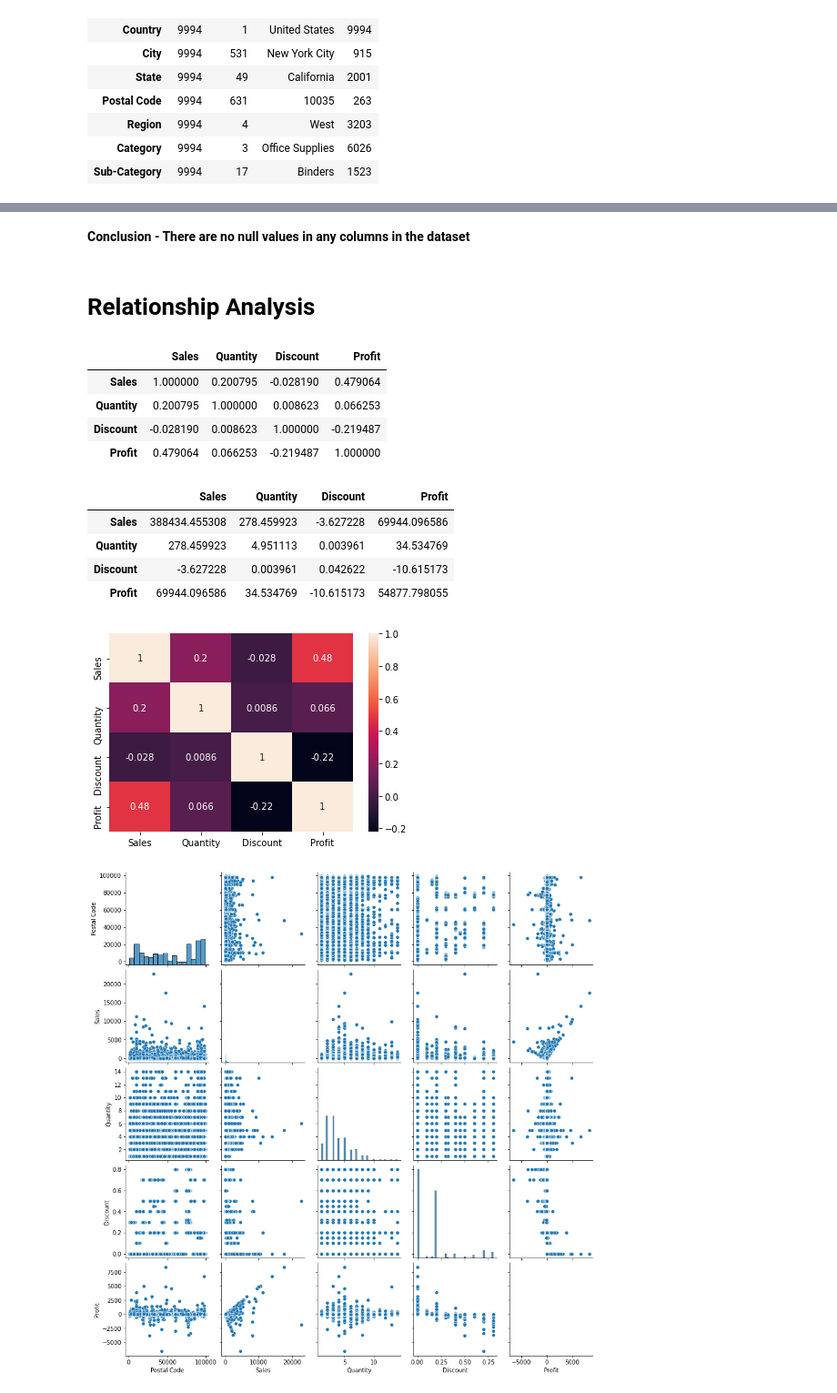
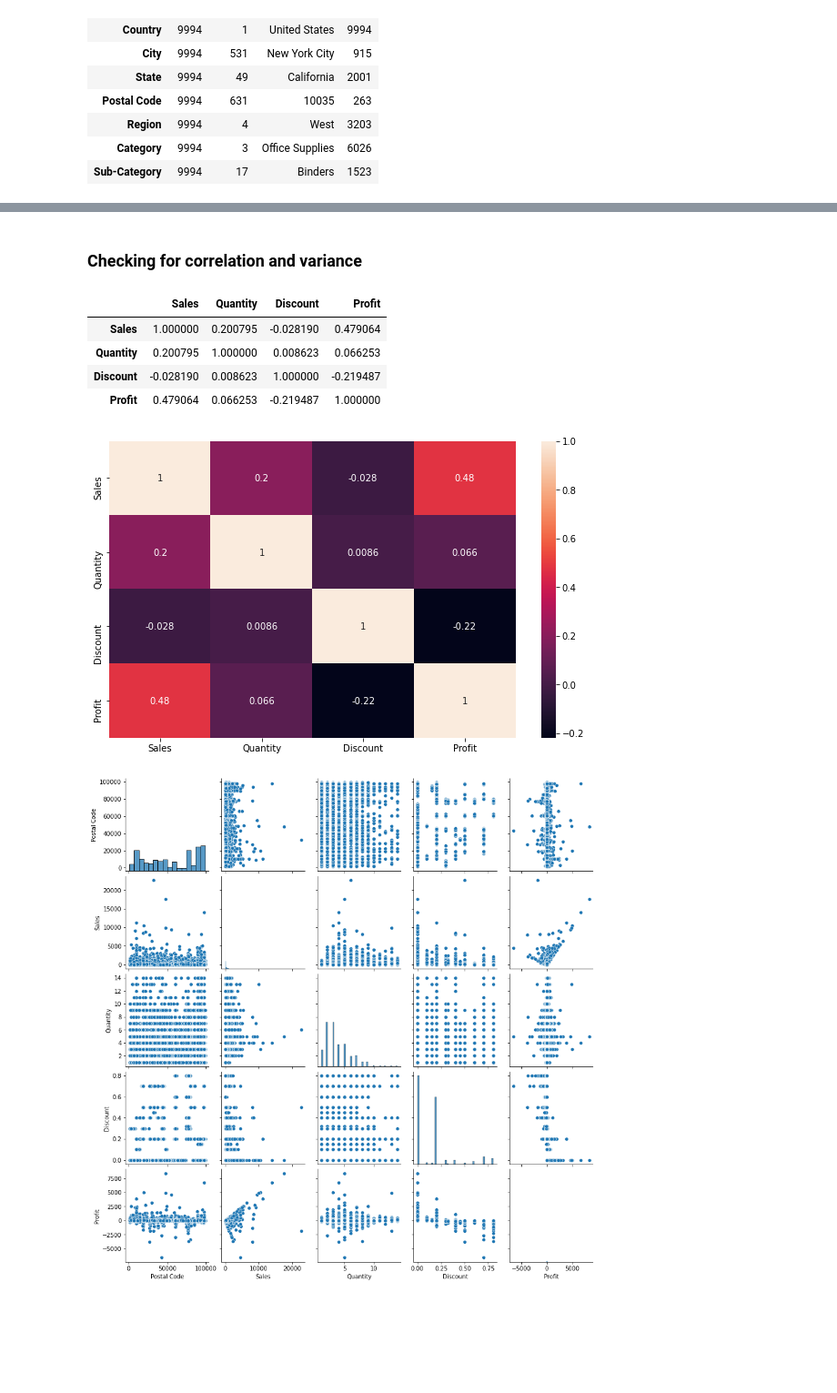
Before and after one commit to Chirag-Naik666/TheSparksFoundation, a Jupyter notebook: TSF_task2.ipynb, the cells around one changed output, grey strips where cells are left out. Shown at 91% size. Cells and saved outputs as stored; diff of their text form; code cells hidden in the pictures; blank space fills up the shorter version.

```diff
--- a/TSF_task2.ipynb
+++ b/TSF_task2.ipynb
@@ -140,7 +126,5 @@ dtype: int64
-# %% [markdown]
-**Conclusion - There are no null values in any columns in the dataset**
-# %% [markdown]
-# Relationship Analysis
+# %% [markdown]
+### Checking for correlation and variance
 # %%
 df.corr()
 # %% [output]
@@ -149,22 +133,13 @@ df.corr()
 | Quantity | 0.200795 | 1.000000 | 0.008623 | 0.066253 |
 | Discount | -0.028190 | 0.008623 | 1.000000 | -0.219487 |
 | Profit | 0.479064 | 0.066253 | -0.219487 | 1.000000 |
-# %%
-df.cov()
-# %% [output]
-|  | Sales | Quantity | Discount | Profit |
-| Sales | 388434.455308 | 278.459923 | -3.627228 | 69944.096586 |
-| Quantity | 278.459923 | 4.951113 | 0.003961 | 34.534769 |
-| Discount | -3.627228 | 0.003961 | 0.042622 | -10.615173 |
-| Profit | 69944.096586 | 34.534769 | -10.615173 | 54877.798055 |
 # %%
-#describe numerical data
-df.describe(exclude="object")
+plt.figure(figsize=(10,6))
 
 sns.heatmap(df.corr(),annot=True)
 plt.show()
 # %% [output]
-[figure, old version]
+[figure, new version]
 # %%
 sns.pairplot(df)
 plt.show()
```
Also changed, not shown: parts of 25 cells of this notebook.
